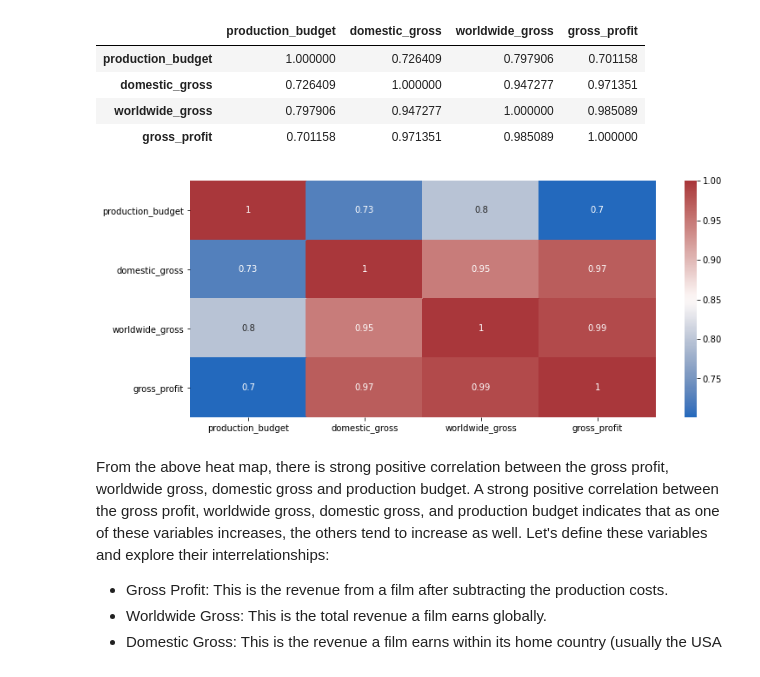
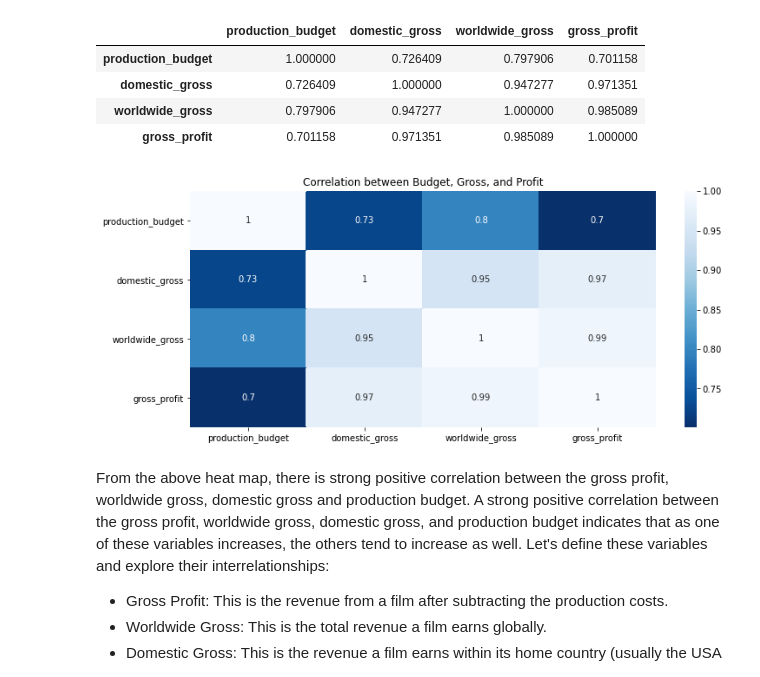
Before and after one commit to WellBrian/Phase1-Project, a Jupyter notebook: index.ipynb, the cells around one changed output. Drawn from its saved outputs; the diff is of its cells as text; code cells hidden in the pictures.

```diff
--- a/index.ipynb
+++ b/index.ipynb
@@ -699,9 +699,10 @@ _corr
 # %%
 # create a seaborn graph to show the Correlation between production_budget, worldwide_gross, worldwide_gross and profit
 plt.figure(figsize = (12,5))
-sns.heatmap(_corr, cmap ='vlag', annot =True);
+sns.heatmap(_corr, cmap ='Blues_r', annot =True, cbar=True);
+plt.title('Correlation between Budget, Gross, and Profit');
 # %% [output]
-[figure, old version]
+[figure, new version]
 # %% [markdown]
 From the above heat map, there is strong positive correlation between the gross profit, worldwide gross, domestic gross and production budget.
 A strong positive correlation between the gross profit, worldwide gross, domestic gross, and production budget indicates that as one of these variables increases, the others tend to increase as well. Let's define these variables and explore their interrelationships:
```
Also changed, not shown: parts of 6 cells of this notebook, 3 other files.
